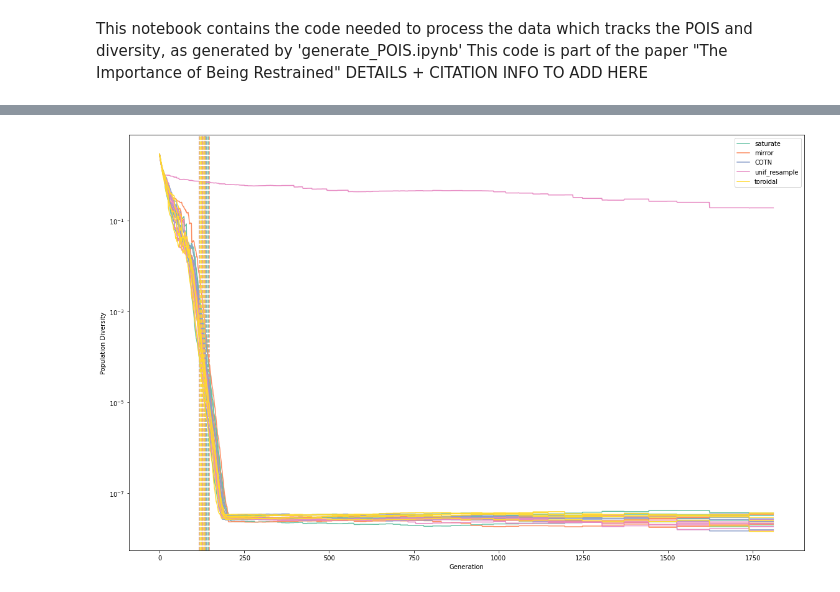
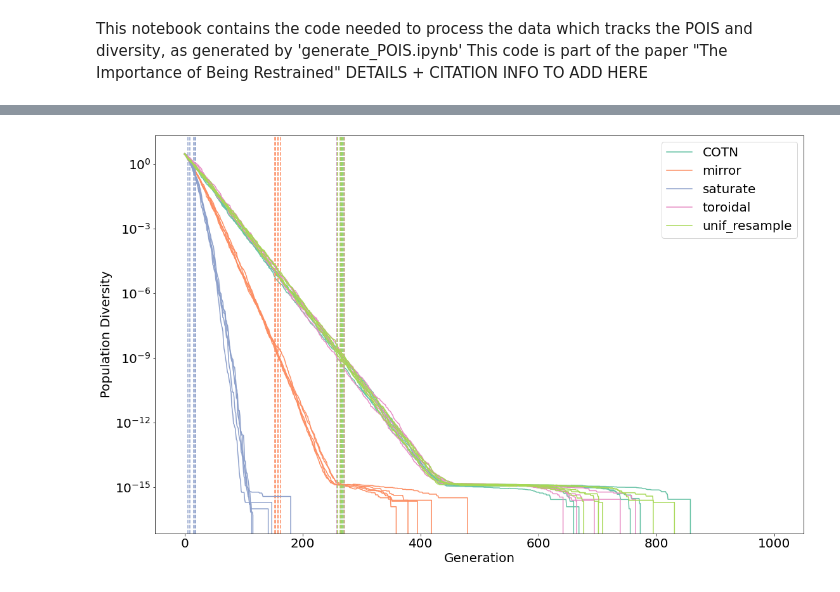
Before and after one commit to Dvermetten/DE_TIOBR, a Jupyter notebook: Visualize_POIS.ipynb, the cells around one changed output, grey strips where cells are left out. Drawn from its saved outputs; the diff is of its cells as text; code cells hidden in the pictures.

```diff
--- a/Visualize_POIS.ipynb
+++ b/Visualize_POIS.ipynb
@@ -13,3 +14,7 @@ sdiss = ['saturate', 'mirror', 'COTN', 'unif_resample', 'toroidal']
+# %%
+font = {'size'   : 20}
+
+plt.rc('font', **font)
 # %%
 def plot_running_pois(fid, iid = 1, dim = 5, de_version = 'lshade'):
     colors = sbs.color_palette('Set2', len(sdiss)+1)
@@ -42,4 +47,4 @@ def plot_running_pois(fid, iid = 1, dim = 5, de_version = 'lshade'):
 #     plt.show()
 # %%
 for fid in range(1,25):
-    plot_running_pois(fid, iid = 1, dim=30, de_version = 'shade')
+    plot_running_pois(fid, iid = 1, dim=5, de_version = 'shade')
@@ -49,6 +51,6 @@ FileNotFoundError: [Errno 2] No such file or directory: 'logs_dict/shade_F1_30D_
 # %%
 def plot_sliding_window_pois(fid, iid = 1, dim = 5, de_version = 'lshade'):
-    colors = sbs.color_palette('Set2', len(sdiss)+1)
+    colors = sbs.color_palette('Set2', len(sdiss)+2) #plus 2 here, since 'h' was not used for these experiments
     colors.pop(-2)
     plt.figure(figsize=(16,10))
     for sidx, sdis in enumerate(sdiss):
@@ -76,5 +78,5 @@ def plot_sliding_window_pois(fid, iid = 1, dim = 5, de_version = 'lshade'):
 #     plt.xlim(45,50000)
     plt.tight_layout()
     plt.savefig(f"Figures/F{fid}_I{iid}_{dim}D_{de_version}_window_pois.pdf")
-    plt.close()
+#     plt.close()
 #     plt.show()
@@ -83,7 +89,7 @@ for fid in range(1,25):
     plot_sliding_window_pois(fid, dim=5, de_version='lshade')
 # %%
 def plot_diversity(fid, iid = 1, dim = 5, de_version = 'lshade'):
-    colors = sbs.color_palette('Set2', len(sdiss)+1)
+    colors = sbs.color_palette('Set2', len(sdiss)+2)
     colors.pop(-2)
     plt.figure(figsize=(16,10))
     for sidx, sdis in enumerate(sdiss):
@@ -110,13 +116,13 @@ def plot_diversity(fid, iid = 1, dim = 5, de_version = 'lshade'):
     plt.ylabel("Population Diversity")
 #     plt.xlim(45,50000)
     plt.tight_layout()
-#     plt.savefig(f"Figures/F{fid}_I{iid}_{dim}D_{de_version}_diversity.pdf")
+    plt.savefig(f"Figures/F{fid}_I{iid}_{dim}D_{de_version}_diversity.pdf")
 #     plt.close()
 #     plt.show()
 # %%
-plot_diversity(8, de_version='lshade')
+plot_diversity(5, 1, 5, de_version='shade')
 # %% [output]
-[figure, old version]
+[figure, new version]
 # %%
 for fid in range(1,25):
     plot_diversity(fid, dim=5, de_version='shade')
```
Also changed, not shown: parts of 5 cells of this notebook, 3 other files.
